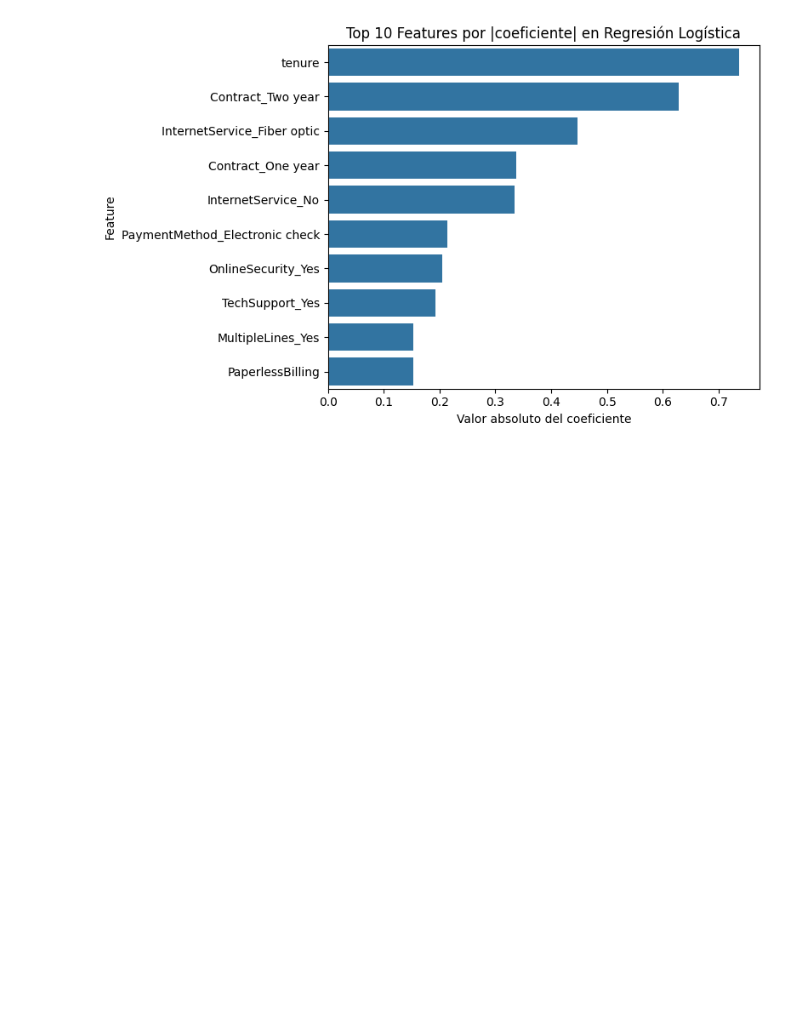
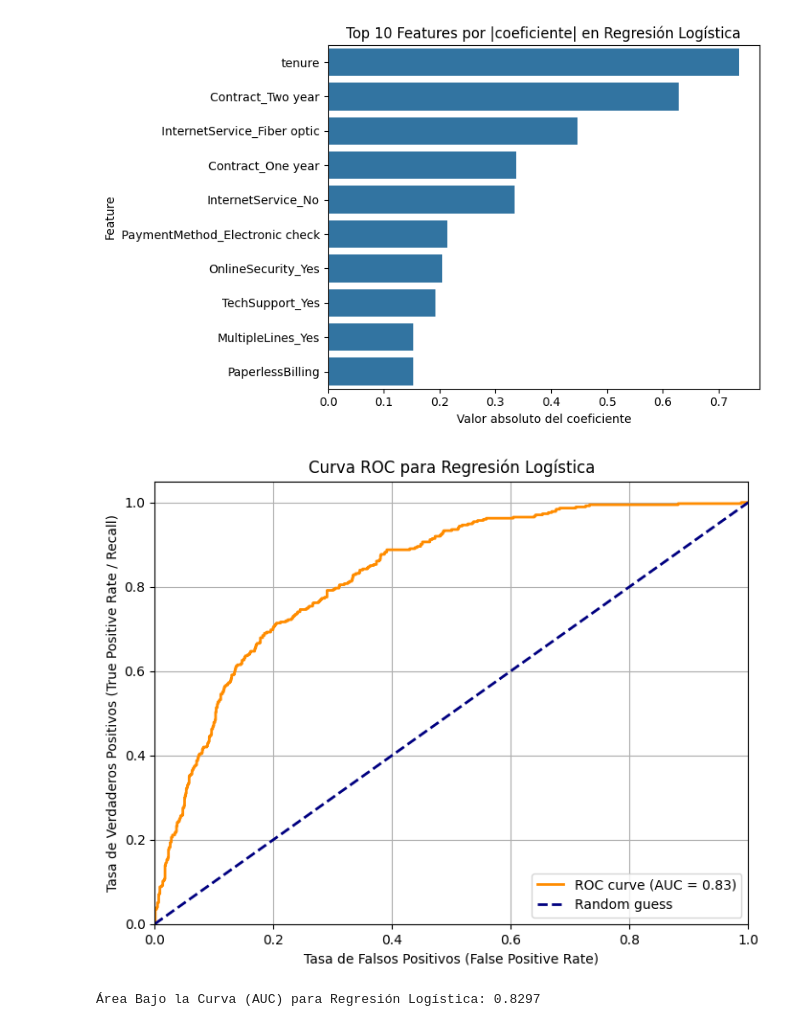
Before and after one commit to PALACIOS1259/Cienciadedatos, a Jupyter notebook: Untitled.ipynb, the cells around one changed output. Drawn from its saved outputs; the diff is of its cells as text; code cells hidden in the pictures; blank space fills up the shorter version.

Commit message:
Ultimo grafico para visualizar los datos obtenidos

```diff
--- a/Untitled.ipynb
+++ b/Untitled.ipynb
@@ -713,3 +713,32 @@ plt.tight_layout()
 plt.show()
 # %% [output]
 [figure]
+# %%
+from sklearn.metrics import roc_curve, auc
+# Este gráfico valida que el modelo de Regresión Logística es capaz de predecir el abandono de clientes con una precisión razonable.
+# Obtener las probabilidades de predicción para la clase positiva (Churn=1)
+y_prob_lr = best_lr_model.predict_proba(X_test)[:, 1]
+
+# Calcular la curva ROC
+fpr_lr, tpr_lr, thresholds_lr = roc_curve(y_test, y_prob_lr)
+
+# Calcular el Área Bajo la Curva (AUC)
+roc_auc_lr = auc(fpr_lr, tpr_lr)
+
+# Graficar la curva ROC
+plt.figure(figsize=(8, 6))
+plt.plot(fpr_lr, tpr_lr, color='darkorange', lw=2, label=f'ROC curve (AUC = {roc_auc_lr:.2f})')
+plt.plot([0, 1], [0, 1], color='navy', lw=2, linestyle='--', label='Random guess') # Línea de referencia aleatoria
+plt.xlim([0.0, 1.0])
+plt.ylim([0.0, 1.05])
+plt.xlabel('Tasa de Falsos Positivos (False Positive Rate)')
+plt.ylabel('Tasa de Verdaderos Positivos (True Positive Rate / Recall)')
+plt.title('Curva ROC para Regresión Logística')
+plt.legend(loc="lower right")
+plt.grid(True)
+plt.show()
+
+print(f"Área Bajo la Curva (AUC) para Regresión Logística: {roc_auc_lr:.4f}")
+# %% [output]
+[figure, added]
+Área Bajo la Curva (AUC) para Regresión Logística: 0.8297
```
Also changed, not shown: parts of 1 cell of this notebook.
